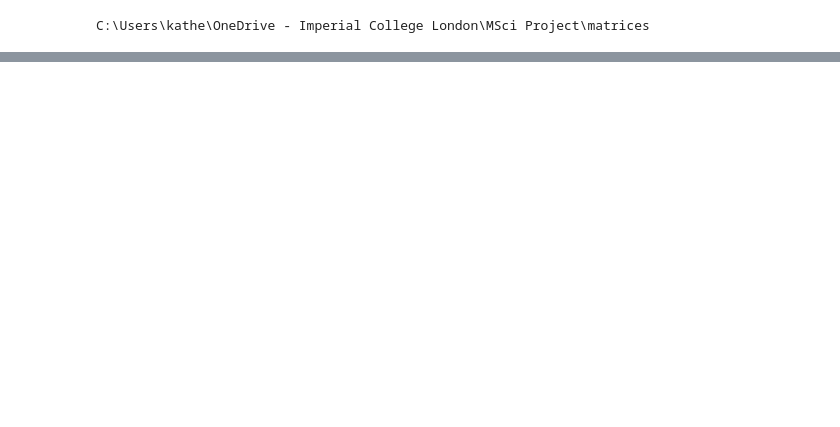
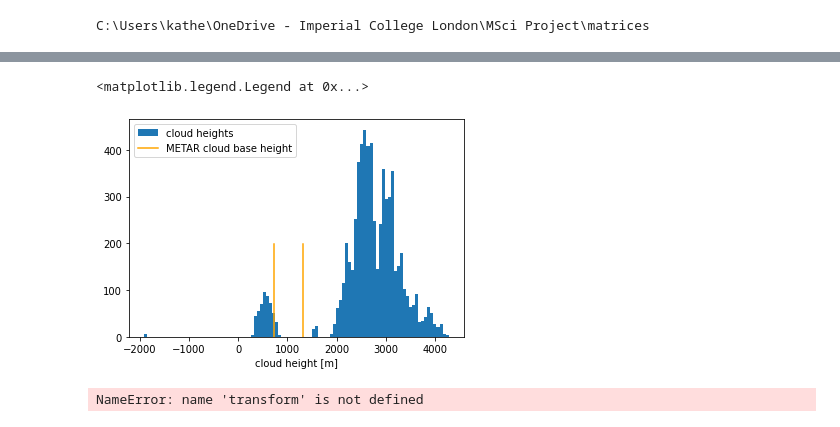
Before and after one commit to kemarrow/cloud-stereo-new, a Jupyter notebook: UndistortRectifySingleWorldCoordinates.ipynb, the cells around one changed output, grey strips where cells are left out. Cells and saved outputs as stored; diff of their text form; code cells hidden in the pictures; blank space fills up the shorter version.

```diff
--- a/UndistortRectifySingleWorldCoordinates.ipynb
+++ b/UndistortRectifySingleWorldCoordinates.ipynb
@@ -521,0 +563,28 @@ ax.hist(heights, bins=50)
+# %%
+fig, ax = plt.subplots(1,1)
+ax.hist(heights, bins=100, label='cloud heights')
+y = np.arange(0,200,1)
+x = np.ones(200)
+ax.plot(720*x, y, color='orange', label='METAR cloud base height')
+ax.plot(1320*x, y, color='orange')
+ax.set_xlabel('cloud height [m]')
+ax.legend()
+#plt.savefig(f'{dtime}_{hour}_frame_{frame_no+1}_heights_histogram.png', bbox_inches = 'tight')
+# %% [output]
+<matplotlib.legend.Legend at 0x...>
+[figure, added]
+# %%
+# Upper Left  (  600000.000, 5800020.000) (  1d31'55.62"W, 52d20'28.88"N)
+# Lower Left  (  600000.000, 5690220.000) (  1d33'49.97"W, 51d21'15.98"N)
+# Upper Right (  709800.000, 5800020.000) (  0d 4'39.93"E, 52d18'37.32"N)
+# Lower Right (  709800.000, 5690220.000) (  0d 0'40.51"E, 51d19'28.28"N)
+
+
+print(transform.TransformPoint(600000.000, 5800020.000))
+print(transform.TransformPoint(600000.000, 5690220.000))
+print(transform.TransformPoint(709800.000, 5800020.000))
+print(transform.TransformPoint(709800.000, 5690220.000))
+print(gt)
+im.shape
+# %% [output]
+NameError: name 'transform' is not defined
```
Also changed, not shown: parts of 14 cells of this notebook, 7 other files.
